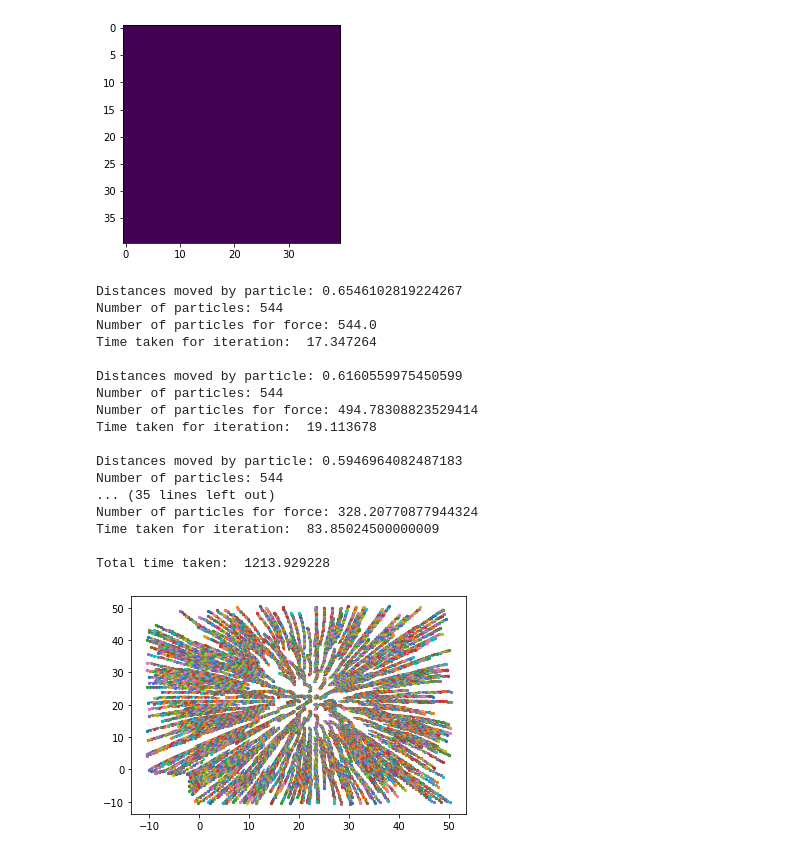
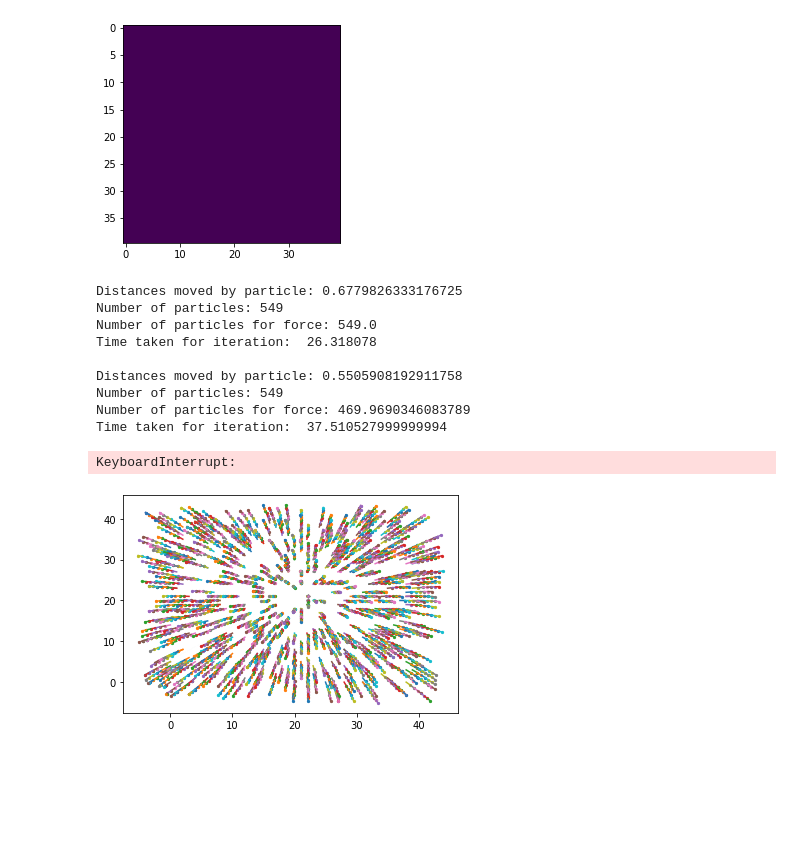
Before and after one commit to mehta-lab/tensor-visualization, a Jupyter notebook: Iterative Glyph Packing-Version 2.ipynb, the cells around one changed output. Cells and saved outputs as stored; diff of their text form; code cells hidden in the pictures; blank space fills up the shorter version.

```diff
--- a/Iterative Glyph Packing-Version 2.ipynb
+++ b/Iterative Glyph Packing-Version 2.ipynb
@@ -191,15 +161,22 @@ def return_x_ab(pos_a, pos_b, approx=True):
     y_ab = pos_a - pos_b
     y_ab = y_ab.reshape((2, 1))
 
-    return D_inv_ab.dot(y_ab)/(2*alpha)
+    return D_inv_ab.dot(y_ab)/(2*alpha), D_inv_ab
 # %%
 from numpy import linalg as LA
 def return_force(pos_a, pos_b, approx=True):
-    x_ab = return_x_ab(pos_a, pos_b, approx)
-    x_ab_dist = LA.norm(x_ab)
-    D_inv_ab = return_D_inverse(pos_a, pos_b, approx)
 
-    return (-force_function(x_ab_dist)*D_inv_ab.dot(x_ab))/(2*alpha*x_ab_dist)
+    if (pos_a, pos_b) in memory_force.keys():
+        return memory_force[(pos_a, pos_b)]
+    elif (pos_b, pos_a) in memory_force.keys():
+        return -memory_force[(pos_b, pos_a)]
+    else:
+        x_ab, D_inv_ab = return_x_ab(pos_a, pos_b, approx)
+        x_ab_dist = LA.norm(x_ab)
+
+        memory_force[(pos_a, pos_b)] = (-force_function(x_ab_dist)*D_inv_ab.dot(x_ab))/(2*alpha*x_ab_dist)
+
+        return memory_force[(pos_a, pos_b)]
 # %%
 initial_num_points = 800
 final_points = 500
@@ -279,10 +256,11 @@ def diff_equation(y, t, c_drag, total_force):
     dydt = [r0, r1, total_force[0] - c_drag*r0, total_force[1] - c_drag*r1]
     return dydt
 
-def solve_particle_path(index, initial_pos, map_points, approx=True):
+def solve_particle_path(index, initial_pos, map_points, time_integrate, approx=True):
     c_drag = 1.0
     y0 = [initial_pos[index][0], initial_pos[index][1], 0.0, 0.0]
-    t = np.linspace(0, 5, 10)
+
+    t = np.linspace(0, time_integrate, 10)
 
     tf, tot_points = total_force_on_point(index, initial_pos, map_points, approx)
 
@@ -290,8 +268,13 @@ def solve_particle_path(index, initial_pos, map_points, approx=True):
 
     return sol, tot_points
 # %%
-num_iterations = 20
+num_iterations = 40
 map_points = form_dict(curr_points)
+max_time = 5.0
+min_time = 1.0
+
+slope = (max_time - min_time)/(1 - num_iterations)
+constant = (num_iterations*max_time - min_time)/(num_iterations - 1)
 
 start_algo = time.clock()
 for k in range(num_iterations):
@@ -301,64 +284,59 @@ for k in range(num_iterations):
     total_dist = 0
     new_map_points = {}
     avg_total_points = 0
+    memory_force = {}
+
     for i in range(len(curr_points)):
-        if k < 8:
-            sol, tot_points = solve_particle_path(i, curr_points, map_points, approx=True)
+        time_integrate = slope*k + constant
+
+        if k < -1:
+            sol, tot_points = solve_particle_path(i, curr_points, map_points, time_integrate, approx=True)
         else:
-            sol, tot_points = solve_particle_path(i, curr_points, map_points, approx=False)
+            sol, tot_points = solve_particle_path(i, curr_points, map_points, time_integrate, approx=False)
 
         plt.plot(sol[:,0], sol[:,1])
         plt.scatter(sol[-1, 0], sol[-1, 1], s=5)
 
         if sol[-1, 0] >= -10 and sol[-1, 0] <= anisotropy.shape[0] + 10 and \
            sol[-1, 1] >= -10 and sol[-1, 1] <= anisotropy.shape[1] + 10:
             final_positions.append((sol[-1, 0], sol[-1, 1]))
             num_particles += 1
             avg_total_points += tot_points
             total_dist += LA.norm(np.array([sol[-1, 0], sol[-1, 1]]) - np.array([sol[0, 0], sol[0, 1]]))
 
-
             new_bin_coord = bin_coords((sol[-1, 0], sol[-1, 1]))
 
             if new_bin_coord in new_map_points.keys():
                 new_map_points[new_bin_coord].append((sol[-1, 0], sol[-1, 1]))
             else:
                 new_map_points[new_bin_coord] = [(sol[-1, 0], sol[-1, 1])]
 
-    if k%2 == 0:
+    if k%4 == 0:
         print("Distances moved by particle:", total_dist/num_particles)
         print("Number of particles:", num_particles)
         print("Number of particles for force:", avg_total_points/num_particles)
         end_iteration = time.clock()
         print("Time taken for iteration: ", end_iteration - start_iteration)
         print("")
 
     curr_points = final_positions
-
     map_points = new_map_points
 
 end_algo = time.clock()
 
 print("Total time taken: ", end_algo - start_algo)
 # %% [output]
-Distances moved by particle: 0.6546102819224267
-Number of particles: 544
-Number of particles for force: 544.0
-Time taken for iteration:  17.347264
+Distances moved by particle: 0.6779826333176725
+Number of particles: 549
+Number of particles for force: 549.0
+Time taken for iteration:  26.318078
 
-Distances moved by particle: 0.6160559975450599
-Number of particles: 544
-Number of particles for force: 494.78308823529414
-Time taken for iteration:  19.113678
-
-Distances moved by particle: 0.5946964082487183
-Number of particles: 544
-... (35 lines left out)
-Number of particles for force: 328.20770877944324
-Time taken for iteration:  83.85024500000009
-
-Total time taken:  1213.929228
+Distances moved by particle: 0.5505908192911758
+Number of particles: 549
+Number of particles for force: 469.9690346083789
+Time taken for iteration:  37.510527999999994
+KeyboardInterrupt:
-[figure, old version]
+[figure, new version]
 # %%
 final_positions = np.array(final_positions)
 final_positions = np.around(final_positions, decimals=0)
```
Also changed, not shown: parts of 9 cells of this notebook, 2 other files.
